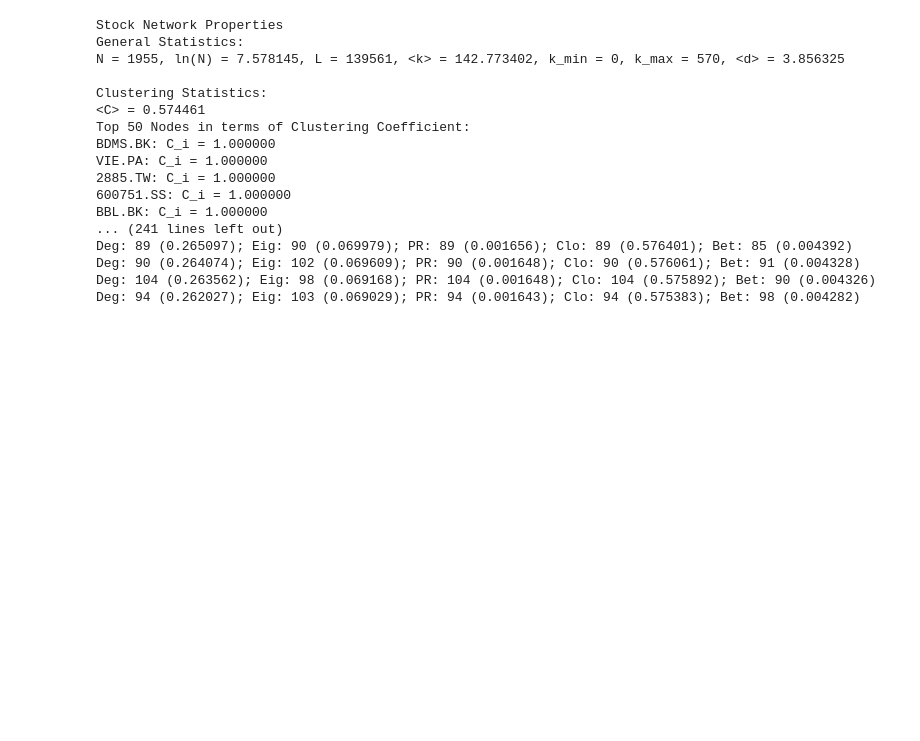
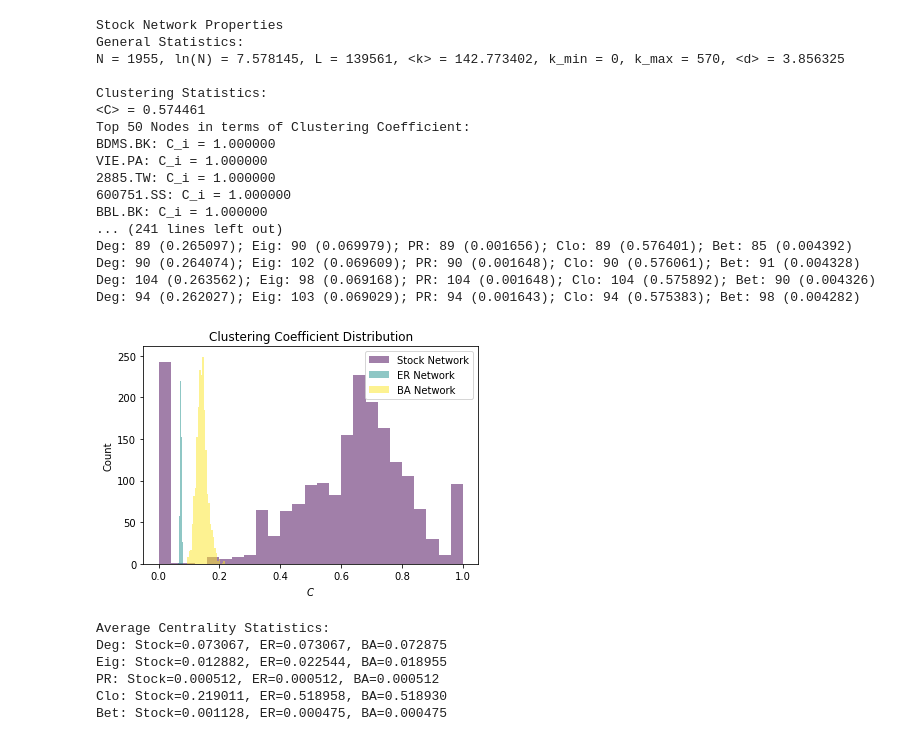
Before and after one commit to DK-Nguyen/Forbes-2000-correlation-network-analysis, a Jupyter notebook: notebooks/comparison_to_ER_and_BA.ipynb, the cells around one changed output. Saved outputs shown, nothing was run; the diff lists cells and outputs as text; code cells hidden in the pictures; blank space fills up the shorter version.

```diff
--- a/notebooks/comparison_to_ER_and_BA.ipynb
+++ b/notebooks/comparison_to_ER_and_BA.ipynb
@@ -65,6 +65,13 @@ def get_network_properties(G):
         vals = (c_deg[i][0], c_deg[i][1], c_eig[i][0], c_eig[i][1], c_pagerank[i][0], c_pagerank[i][1], c_close[i][0], c_close[i][1], c_between[i][0], c_between[i][1])
         print "Deg: %s (%f); Eig: %s (%f); PR: %s (%f); Clo: %s (%f); Bet: %s (%f)" % vals
     print ""
+
+    deg_dist = k
+    stat_gen = (N, L, k, k_avg, k_min, k_max, d_avg)
+    stat_clust = (C, C_avg)
+    stat_centr = (c_deg, c_eig, c_pagerank, c_close, c_between)
+
+    return deg_dist, stat_gen, stat_clust, stat_centr
 # %%
 # Reading and drawing the stock network:
 G = read_gexf('stock_network.gexf')
@@ -142,11 +150,11 @@ plt.show()
 # %%
 # Printing out summaries of network properties:
 print "Stock Network Properties"
-get_network_properties(G)
+deg_dist_stock, stat_gen_stock, stat_clust_stock, stat_centr_stock = get_network_properties(G)
 print "Synthetic ER Network Properties"
-get_network_properties(G_ER)
+deg_dist_ER, stat_gen_ER, stat_clust_ER, stat_centr_ER = get_network_properties(G_ER)
 print "Synthetic BA Network Properties"
-get_network_properties(G_BA)
+deg_dist_BA, stat_gen_BA, stat_clust_BA, stat_centr_BA = get_network_properties(G_BA)
 # %% [output]
 Stock Network Properties
 General Statistics:
@@ -165,3 +173,46 @@ Deg: 89 (0.265097); Eig: 90 (0.069979); PR: 89 (0.001656); Clo: 89 (0.576401); B
 Deg: 90 (0.264074); Eig: 102 (0.069609); PR: 90 (0.001648); Clo: 90 (0.576061); Bet: 91 (0.004328)
 Deg: 104 (0.263562); Eig: 98 (0.069168); PR: 104 (0.001648); Clo: 104 (0.575892); Bet: 90 (0.004326)
 Deg: 94 (0.262027); Eig: 103 (0.069029); PR: 94 (0.001643); Clo: 94 (0.575383); Bet: 98 (0.004282)
+# %%
+# Plotting the clustering coefficient statistics:
+C_stock = stat_clust_stock[0]
+C_stock = [C for node, C in C_stock]
+
+C_ER = stat_clust_ER[0]
+C_ER = [C for node, C in C_ER]
+
+C_BA = stat_clust_BA[0]
+C_BA = [C for node, C in C_BA]
+
+plt.hist(C_stock, bins=25, alpha=0.5, color="#440154", label="Stock Network")
+plt.hist(C_ER, bins=25, alpha=0.5, color="#21908C", label="ER Network")
+plt.hist(C_BA, bins=25, alpha=0.5, color="#FDE725", label="BA Network")
+plt.title("Clustering Coefficient Distribution")
+plt.xlabel("$C$")
+plt.ylabel("Count")
+plt.legend()
+plt.show()
+# %% [output]
+[figure, added]
+# %%
+# Printing the average centrality statistics:
+c_types = ["Deg", "Eig", "PR", "Clo", "Bet"]
+print "Average Centrality Statistics:"
+
+for i in range(len(c_types)):
+    c_stock = stat_centr_stock[i]
+    c_stock_avg = np.mean([c for node, c in c_stock])
+
+    c_ER = stat_centr_ER[i]
+    c_ER_avg = np.mean([c for node, c in c_ER])
+
+    c_BA = stat_centr_BA[i]
+    c_BA_avg = np.mean([c for node, c in c_BA])
+    print "%s: Stock=%f, ER=%f, BA=%f" % (c_types[i], c_stock_avg, c_ER_avg, c_BA_avg)
+# %% [output]
+Average Centrality Statistics:
+Deg: Stock=0.073067, ER=0.073067, BA=0.072875
+Eig: Stock=0.012882, ER=0.022544, BA=0.018955
+PR: Stock=0.000512, ER=0.000512, BA=0.000512
+Clo: Stock=0.219011, ER=0.518958, BA=0.518930
+Bet: Stock=0.001128, ER=0.000475, BA=0.000475
```
Also changed, not shown: parts of 2 cells of this notebook, 1 other file.
